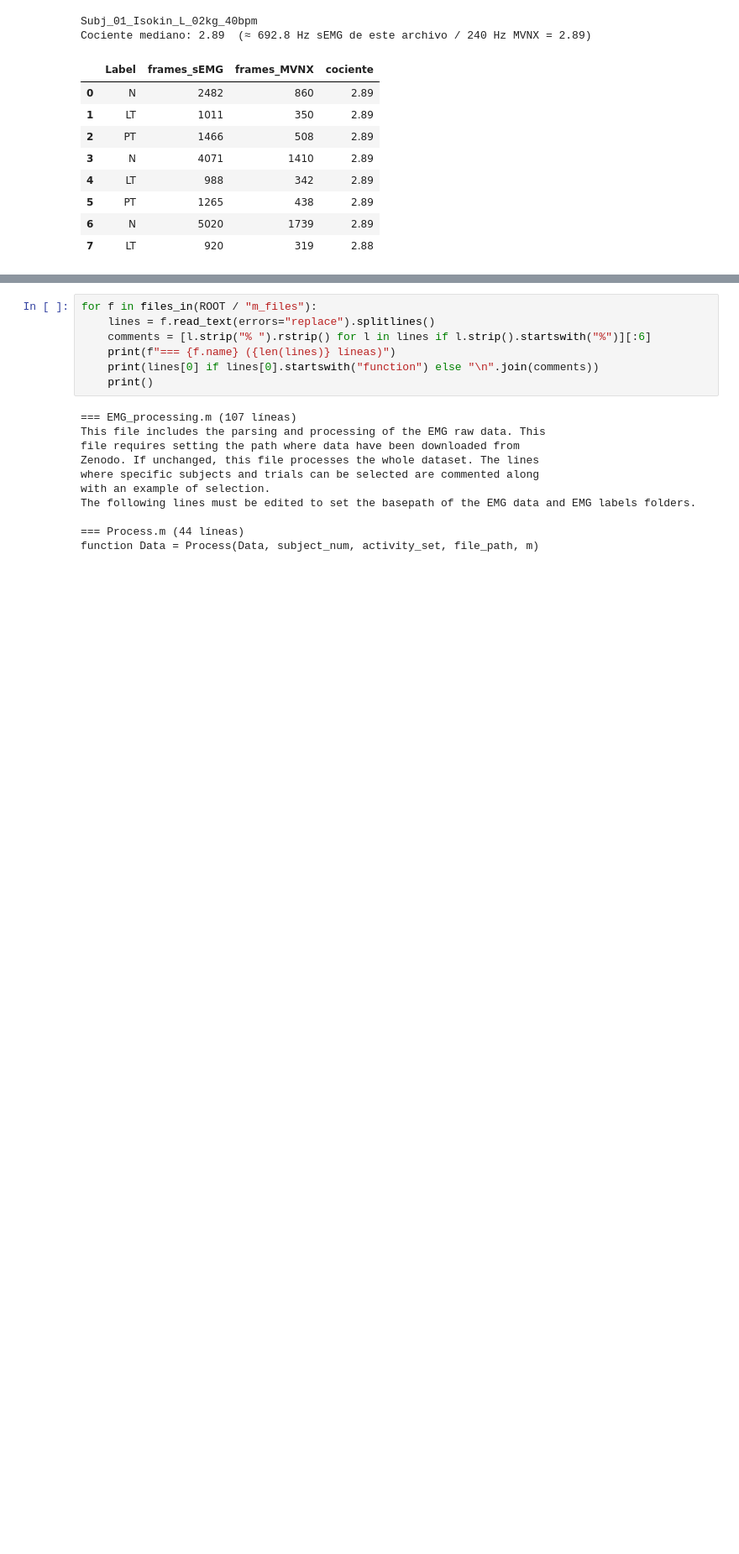
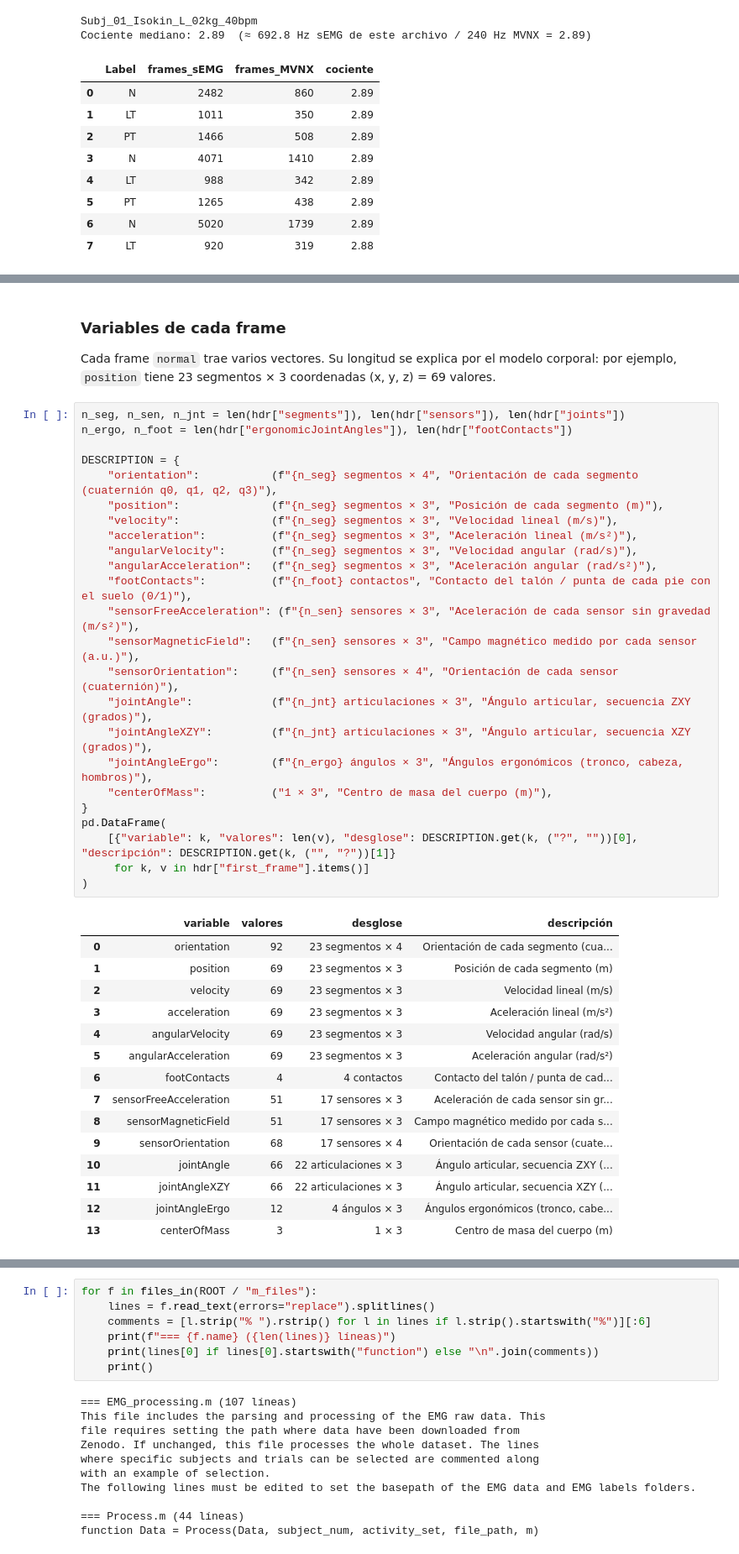
Before and after one commit to Paola-leon/human-activity-recognition, a Jupyter notebook: notebooks/02_Contenido_datos_unzipped.ipynb, the cells around one changed output, grey strips where cells are left out. Shown at 84% size. Saved outputs shown, nothing was run; the diff lists cells and outputs as text; blank space fills up the shorter version.

```diff
--- a/notebooks/02_Contenido_datos_unzipped.ipynb
+++ b/notebooks/02_Contenido_datos_unzipped.ipynb
@@ -384,0 +469,44 @@ Cociente mediano: 2.89  (≈ 692.8 Hz sEMG de este archivo / 240 Hz MVNX = 2.89)
+# %% [markdown]
+### Variables de cada frame
+
+Cada frame `normal` trae varios vectores. Su longitud se explica por el modelo corporal: por ejemplo, `position` tiene 23 segmentos × 3 coordenadas (x, y, z) = 69 valores.
+# %%
+n_seg, n_sen, n_jnt = len(hdr["segments"]), len(hdr["sensors"]), len(hdr["joints"])
+n_ergo, n_foot = len(hdr["ergonomicJointAngles"]), len(hdr["footContacts"])
+
+DESCRIPTION = {
+    "orientation":           (f"{n_seg} segmentos × 4", "Orientación de cada segmento (cuaternión q0, q1, q2, q3)"),
+    "position":              (f"{n_seg} segmentos × 3", "Posición de cada segmento (m)"),
+    "velocity":              (f"{n_seg} segmentos × 3", "Velocidad lineal (m/s)"),
+    "acceleration":          (f"{n_seg} segmentos × 3", "Aceleración lineal (m/s²)"),
+    "angularVelocity":       (f"{n_seg} segmentos × 3", "Velocidad angular (rad/s)"),
+    "angularAcceleration":   (f"{n_seg} segmentos × 3", "Aceleración angular (rad/s²)"),
+    "footContacts":          (f"{n_foot} contactos", "Contacto del talón / punta de cada pie con el suelo (0/1)"),
+    "sensorFreeAcceleration": (f"{n_sen} sensores × 3", "Aceleración de cada sensor sin gravedad (m/s²)"),
+    "sensorMagneticField":   (f"{n_sen} sensores × 3", "Campo magnético medido por cada sensor (a.u.)"),
+    "sensorOrientation":     (f"{n_sen} sensores × 4", "Orientación de cada sensor (cuaternión)"),
+    "jointAngle":            (f"{n_jnt} articulaciones × 3", "Ángulo articular, secuencia ZXY (grados)"),
+    "jointAngleXZY":         (f"{n_jnt} articulaciones × 3", "Ángulo articular, secuencia XZY (grados)"),
+    "jointAngleErgo":        (f"{n_ergo} ángulos × 3", "Ángulos ergonómicos (tronco, cabeza, hombros)"),
+    "centerOfMass":          ("1 × 3", "Centro de masa del cuerpo (m)"),
+}
+pd.DataFrame(
+    [{"variable": k, "valores": len(v), "desglose": DESCRIPTION.get(k, ("?", ""))[0], "descripción": DESCRIPTION.get(k, ("", "?"))[1]}
+     for k, v in hdr["first_frame"].items()]
+)
+# %% [output]
+|  | variable | valores | desglose | descripción |
+| 0 | orientation | 92 | 23 segmentos × 4 | Orientación de cada segmento (cua... |
+| 1 | position | 69 | 23 segmentos × 3 | Posición de cada segmento (m) |
+| 2 | velocity | 69 | 23 segmentos × 3 | Velocidad lineal (m/s) |
+| 3 | acceleration | 69 | 23 segmentos × 3 | Aceleración lineal (m/s²) |
+| 4 | angularVelocity | 69 | 23 segmentos × 3 | Velocidad angular (rad/s) |
+| 5 | angularAcceleration | 69 | 23 segmentos × 3 | Aceleración angular (rad/s²) |
+| 6 | footContacts | 4 | 4 contactos | Contacto del talón / punta de cad... |
+| 7 | sensorFreeAcceleration | 51 | 17 sensores × 3 | Aceleración de cada sensor sin gr... |
+| 8 | sensorMagneticField | 51 | 17 sensores × 3 | Campo magnético medido por cada s... |
+| 9 | sensorOrientation | 68 | 17 sensores × 4 | Orientación de cada sensor (cuate... |
+| 10 | jointAngle | 66 | 22 articulaciones × 3 | Ángulo articular, secuencia ZXY (... |
+| 11 | jointAngleXZY | 66 | 22 articulaciones × 3 | Ángulo articular, secuencia XZY (... |
+| 12 | jointAngleErgo | 12 | 4 ángulos × 3 | Ángulos ergonómicos (tronco, cabe... |
+| 13 | centerOfMass | 3 | 1 × 3 | Centro de masa del cuerpo (m) |
```
Also changed, not shown: parts of 18 cells of this notebook, 2 other files.
